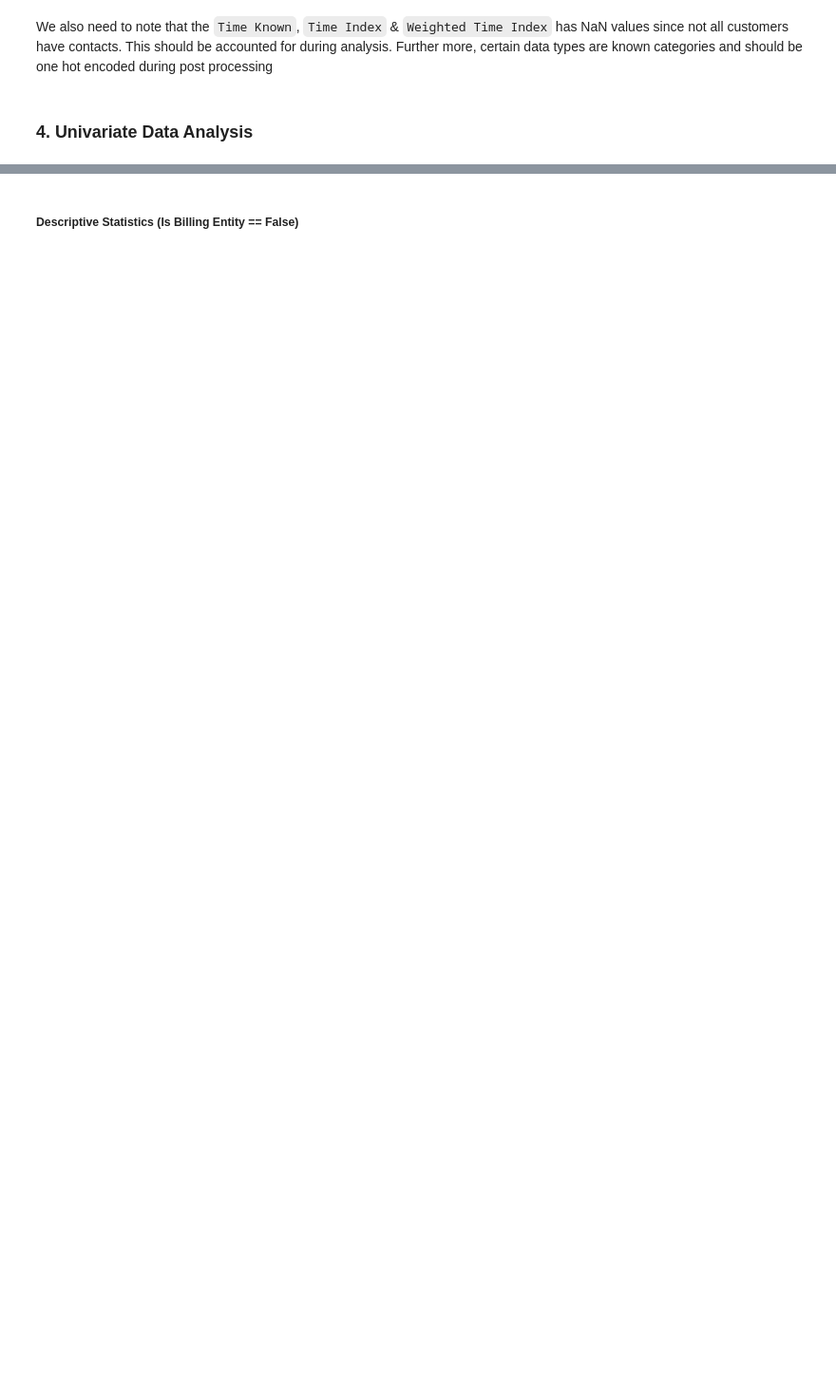
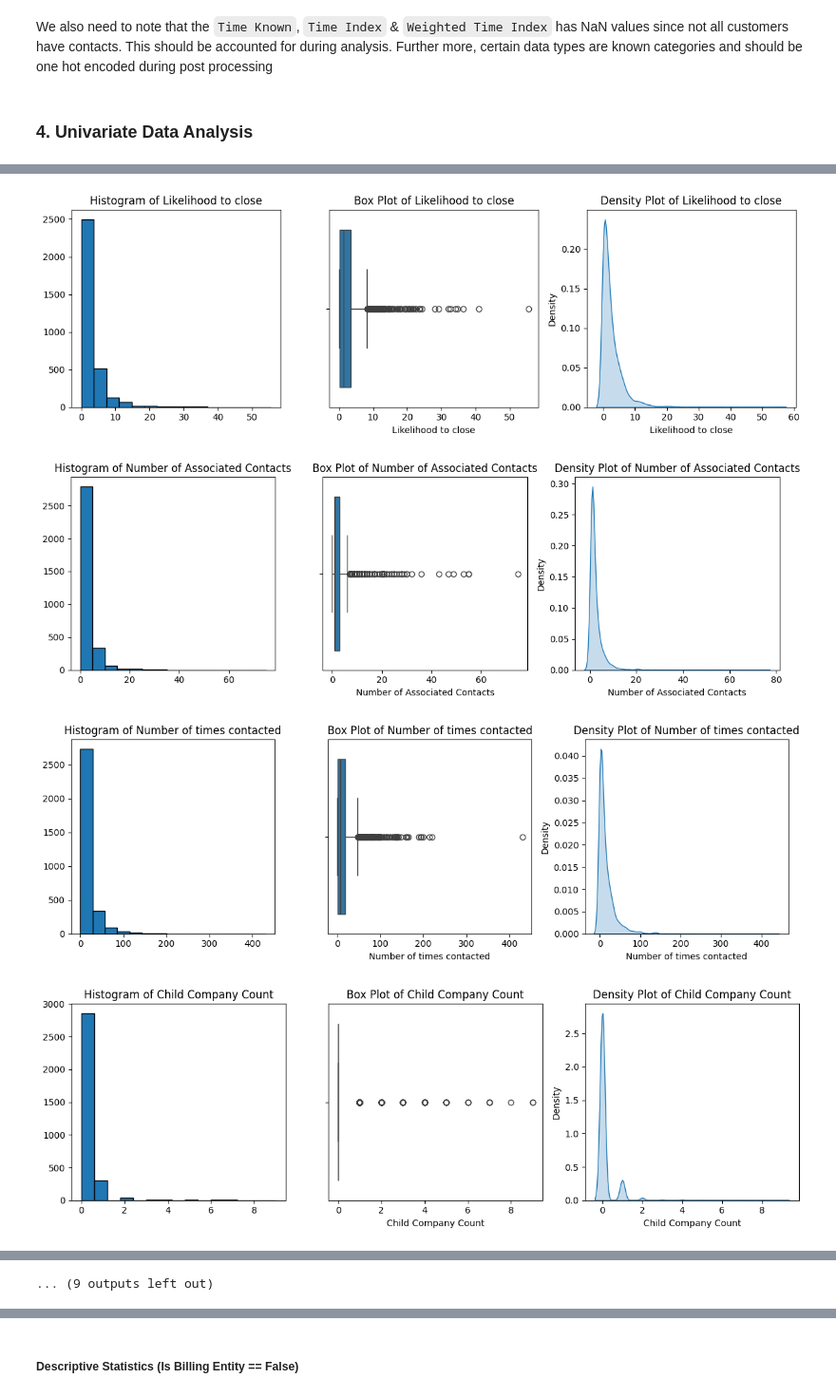
Before and after one commit to Dr-Octavius/FYP, a Jupyter notebook: notebooks/eda2_numericalData.ipynb, the cells around one changed output, grey strips where cells are left out. Shown at 95% size. Drawn from its saved outputs; the diff is of its cells as text; code cells hidden in the pictures; blank space fills up the shorter version.

```diff
--- a/notebooks/eda2_numericalData.ipynb
+++ b/notebooks/eda2_numericalData.ipynb
@@ -315,2 +147,0 @@ working_df['Is Parent'] = working_df['Parent CompanyIDs'] == 0
-# %%
-working_df['Has Parent'] = working_df['Parent CompanyIDs'] != 0
@@ -614,0 +518,27 @@ working_df.select_dtypes(include=['number']).describe()
+# %%
+for col in working_df.select_dtypes(include=['number']).columns:
+    if "ID" in col: continue
+    plt.figure(figsize=(12, 4))
+
+    # Histogram
+    plt.subplot(1, 3, 1)
+    plt.hist(working_df[col].dropna(), bins=15, edgecolor='k')
+    plt.title(f"Histogram of {col}")
+
+    # Box Plot
+    plt.subplot(1, 3, 2)
+    sns.boxplot(x=working_df[col])
+    plt.title(f"Box Plot of {col}")
+
+    # Density Plot
+    plt.subplot(1, 3, 3)
+    sns.kdeplot(working_df[col].dropna(), fill=True)
+    plt.title(f"Density Plot of {col}")
+
+    plt.tight_layout()
+    plt.show()
+# %% [output]
+[figure, added]
+[figure, added]
+[figure, added]
+[figure, added]
@@ -614,0 +553 @@ working_df.select_dtypes(include=['number']).describe()
+... (9 outputs left out)
```
Also changed, not shown: parts of 161 cells of this notebook, 2 other files.
